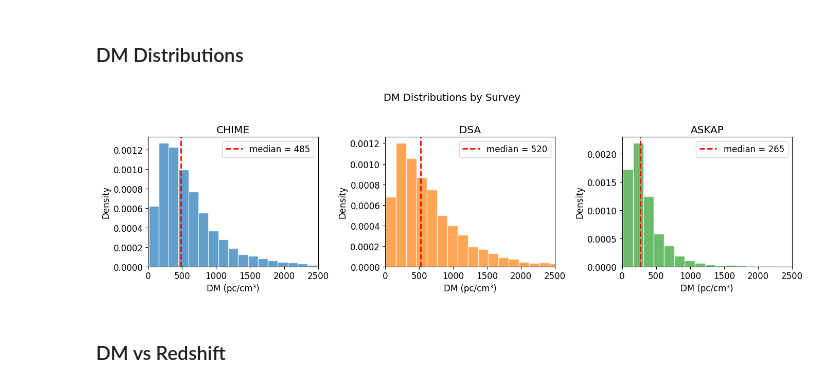
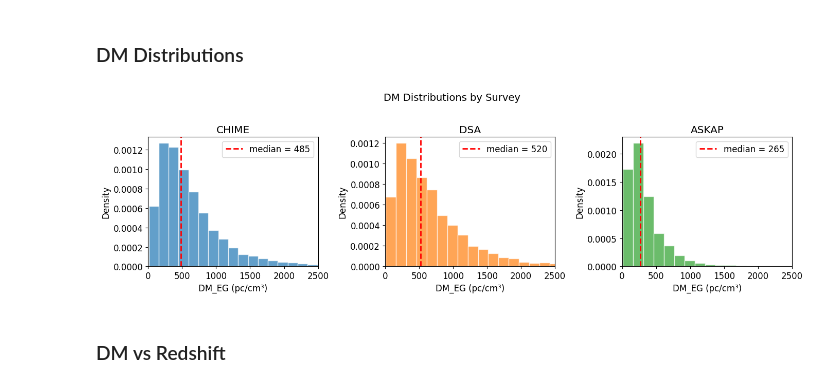
Before and after one commit to FRBs/astropath, a Jupyter notebook: docs/nb/Simulate_Generate_FRBs.ipynb, the cells around one changed output. Cells and saved outputs as stored; diff of their text form; code cells hidden in the pictures.

```diff
--- a/docs/nb/Simulate_Generate_FRBs.ipynb
+++ b/docs/nb/Simulate_Generate_FRBs.ipynb
@@ -150,20 +160,20 @@ plt.show()
 # %%
 fig, axes = plt.subplots(1, 3, figsize=(14, 4))
 
 for ax, (name, df), color in zip(axes, surveys.items(), colors):
-    ax.hist(df['DM'], bins=40, alpha=0.7, color=color, density=True, edgecolor='white')
-    ax.axvline(df['DM'].median(), color='red', linestyle='--', linewidth=2, label=f'median = {df["DM"].median():.0f}')
-    ax.set_xlabel('DM (pc/cm³)')
+    ax.hist(df['DMeg'], bins=40, alpha=0.7, color=color, density=True, edgecolor='white')
+    ax.axvline(df['DMeg'].median(), color='red', linestyle='--', linewidth=2, label=f'median = {df["DMeg"].median():.0f}')
+    ax.set_xlabel('DM_EG (pc/cm³)')
     ax.set_ylabel('Density')
     ax.set_title(f'{name}')
     ax.legend()
     ax.set_xlim(0, 2500)
 
 plt.suptitle('DM Distributions by Survey', fontsize=14, y=1.02)
 plt.tight_layout()
 plt.show()
 # %% [output]
-[figure, old version]
+[figure, new version]
 # %% [markdown]
 ### DM vs Redshift
 # %%
```
Also changed, not shown: parts of 12 cells of this notebook, 1 other file.
